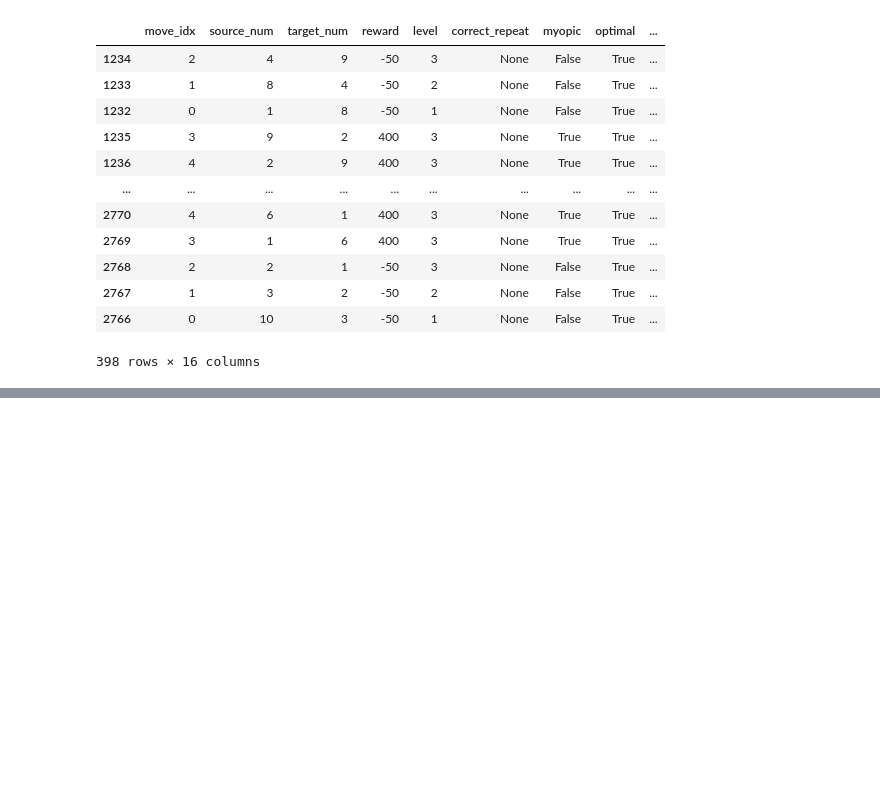
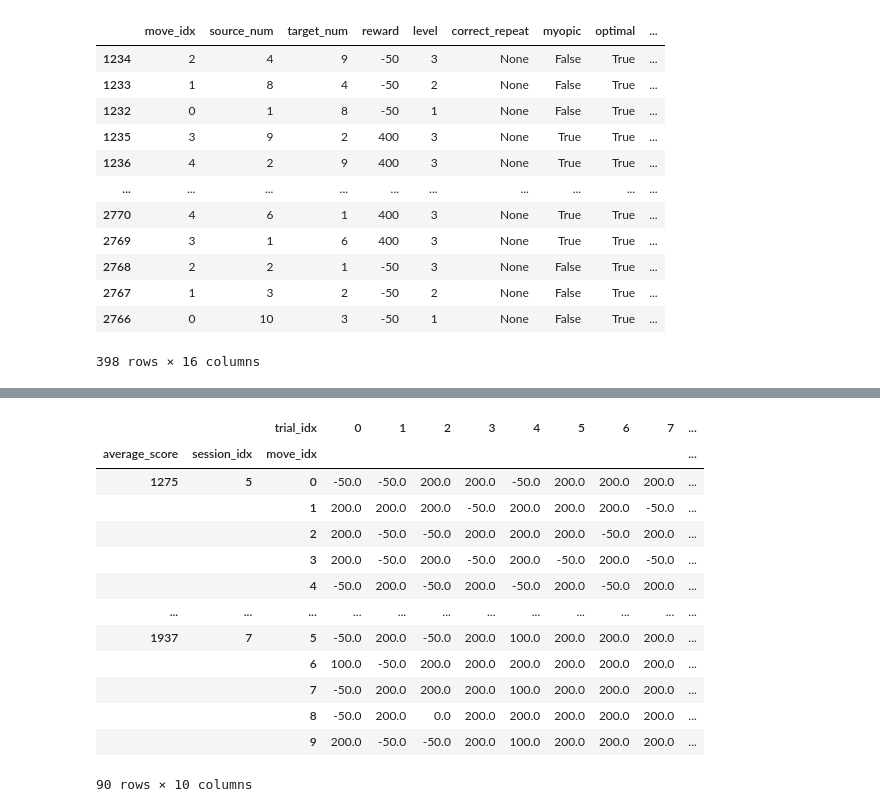
Before and after one commit to LBrinkmann/reward-network-iii, a Jupyter notebook: analysis/evaluate.ipynb, the cells around one changed output, grey strips where cells are left out. Saved outputs shown, nothing was run; the diff lists cells and outputs as text; code cells hidden in the pictures; blank space fills up the shorter version.

```diff
--- a/analysis/evaluate.ipynb
+++ b/analysis/evaluate.ipynb
@@ -216,3 +217,20 @@ sns.heatmap(moves_matrix, cmap=cmap, cbar=False)
+# %%
+moves_matrix
+# %% [output]
+|  |  | trial_idx | 0 | 1 | 2 | 3 | 4 | 5 | 6 | 7 | ... |
+| average_score | session_idx | move_idx |  |  |  |  |  |  |  |  | ... |
+| 1275 | 5 | 0 | -50.0 | -50.0 | 200.0 | 200.0 | -50.0 | 200.0 | 200.0 | 200.0 | ... |
+|  |  | 1 | 200.0 | 200.0 | 200.0 | -50.0 | 200.0 | 200.0 | 200.0 | -50.0 | ... |
+|  |  | 2 | 200.0 | -50.0 | -50.0 | 200.0 | 200.0 | 200.0 | -50.0 | 200.0 | ... |
+|  |  | 3 | 200.0 | -50.0 | 200.0 | -50.0 | 200.0 | -50.0 | 200.0 | -50.0 | ... |
+|  |  | 4 | -50.0 | 200.0 | -50.0 | 200.0 | -50.0 | 200.0 | -50.0 | 200.0 | ... |
+| ... | ... | ... | ... | ... | ... | ... | ... | ... | ... | ... | ... |
+| 1937 | 7 | 5 | -50.0 | 200.0 | -50.0 | 200.0 | 100.0 | 200.0 | 200.0 | 200.0 | ... |
+|  |  | 6 | 100.0 | -50.0 | 200.0 | 200.0 | 200.0 | 200.0 | 200.0 | 200.0 | ... |
+|  |  | 7 | -50.0 | 200.0 | 200.0 | 200.0 | 100.0 | 200.0 | 200.0 | 200.0 | ... |
+|  |  | 8 | -50.0 | 200.0 | 0.0 | 200.0 | 200.0 | 200.0 | 200.0 | 200.0 | ... |
+|  |  | 9 | 200.0 | -50.0 | -50.0 | 200.0 | 100.0 | 200.0 | 200.0 | 200.0 | ... |
+90 rows × 10 columns
 # %%
 moves_matrix = moves_df.pivot_table(index=['session_idx'], columns=['trial_idx'], values='optimal', aggfunc='sum')
 
```
Also changed, not shown: parts of 10 cells of this notebook, 3 other files.
